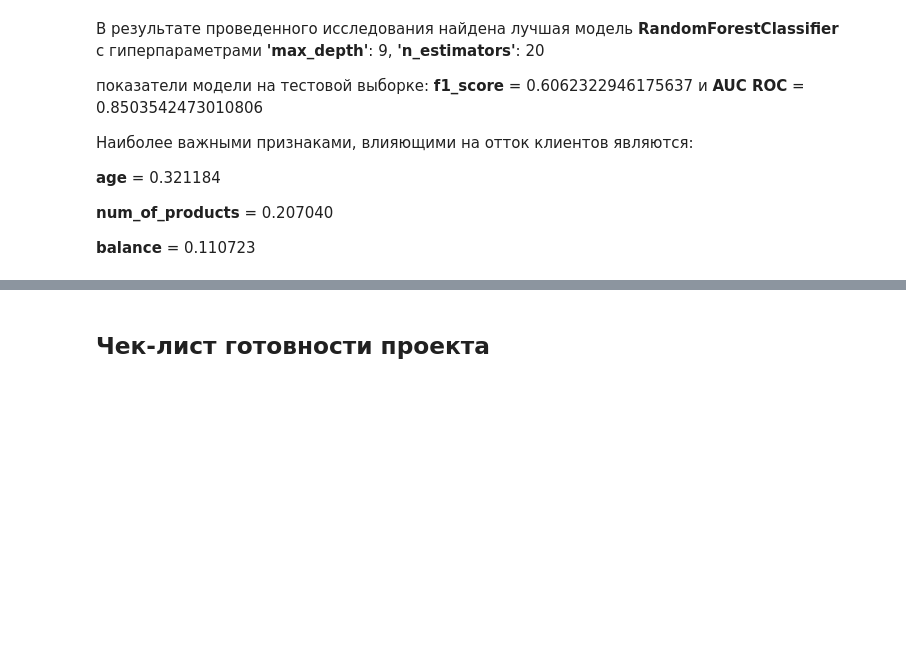
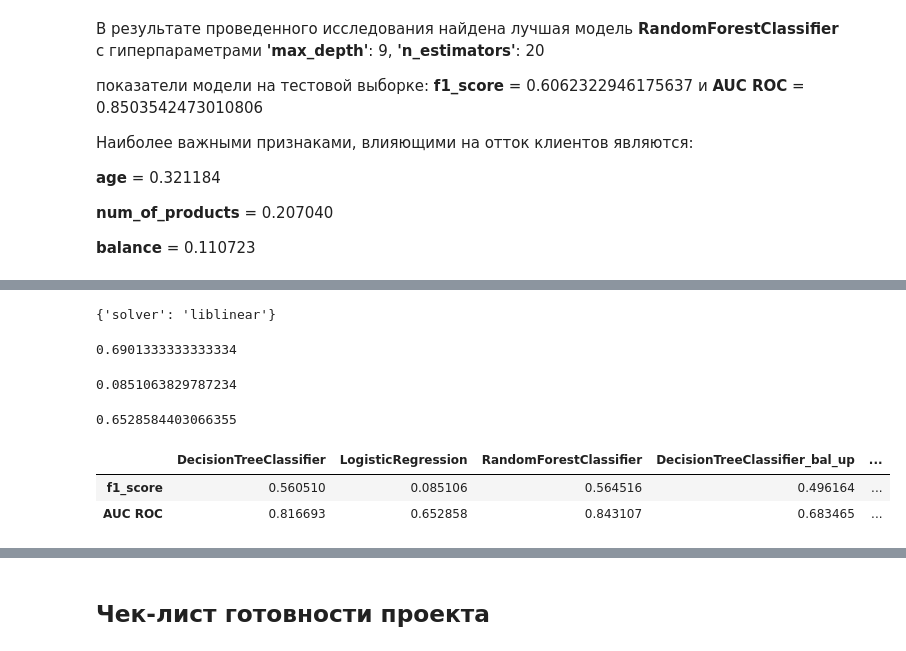
Before and after one commit to dmch1612/bank-customer-churn-modeling, a Jupyter notebook: bank-customer-churn-modeling.ipynb, the cells around one changed output, grey strips where cells are left out. Drawn from its saved outputs; the diff is of its cells as text; code cells hidden in the pictures; blank space fills up the shorter version.

```diff
--- a/bank-customer-churn-modeling.ipynb
+++ b/bank-customer-churn-modeling.ipynb
@@ -432,0 +732,37 @@ plt.show()
+# %%
+gs_cv_lr_bal_up.best_params_
+# %% [output]
+{'solver': 'liblinear'}
+# %%
+best_clf_lr_bal_up = gs_cv_lr_bal_up.best_estimator_
+best_clf_lr_bal.score(X_val,y_val)
+# %% [output]
+0.6901333333333334
+# %%
+y_pred_lr_bal_up = best_clf_lr_bal_up.predict(X_val)
+f1_lr_bal_up = f1_score(y_val,y_pred_lr_bal_up)
+f1_lr_bal_up
+# %% [output]
+0.0851063829787234
+# %%
+y_predicted_prob_lr_bal_up =  best_clf_lr_bal_up.predict_proba(X_val)
+auc_roc_lr_bal_up = roc_auc_score(y_val, y_predicted_prob_lr_bal_up[:,1])
+auc_roc_lr_bal_up
+# %% [output]
+0.6528584403066355
+# %%
+result2 = {'DecisionTreeClassifier':[f1_dtc,auc_roc_dtc],
+          'LogisticRegression':[f1_lr,auc_roc_lr],
+          'RandomForestClassifier':[f1_rfc,auc_roc_rfc],
+          'DecisionTreeClassifier_bal_up':[f1_dtc_bal_up,auc_roc_dtc_bal_up],
+          'LogisticRegression_bal_up':[f1_lr_bal_up,auc_roc_lr_bal_up],
+          'RandomForestClassifier_bal_up':[f1_rfc_bal_up,auc_roc_rfc_bal_up]
+          }
+
+result2_df = pd.DataFrame(result2, index=['f1_score','AUC ROC'])
+# %%
+result2_df
+# %% [output]
+|  | DecisionTreeClassifier | LogisticRegression | RandomForestClassifier | DecisionTreeClassifier_bal_up | ... |
+| f1_score | 0.560510 | 0.085106 | 0.564516 | 0.496164 | ... |
+| AUC ROC | 0.816693 | 0.652858 | 0.843107 | 0.683465 | ... |
```
Also changed, not shown: parts of 56 cells of this notebook, 1 other file.
